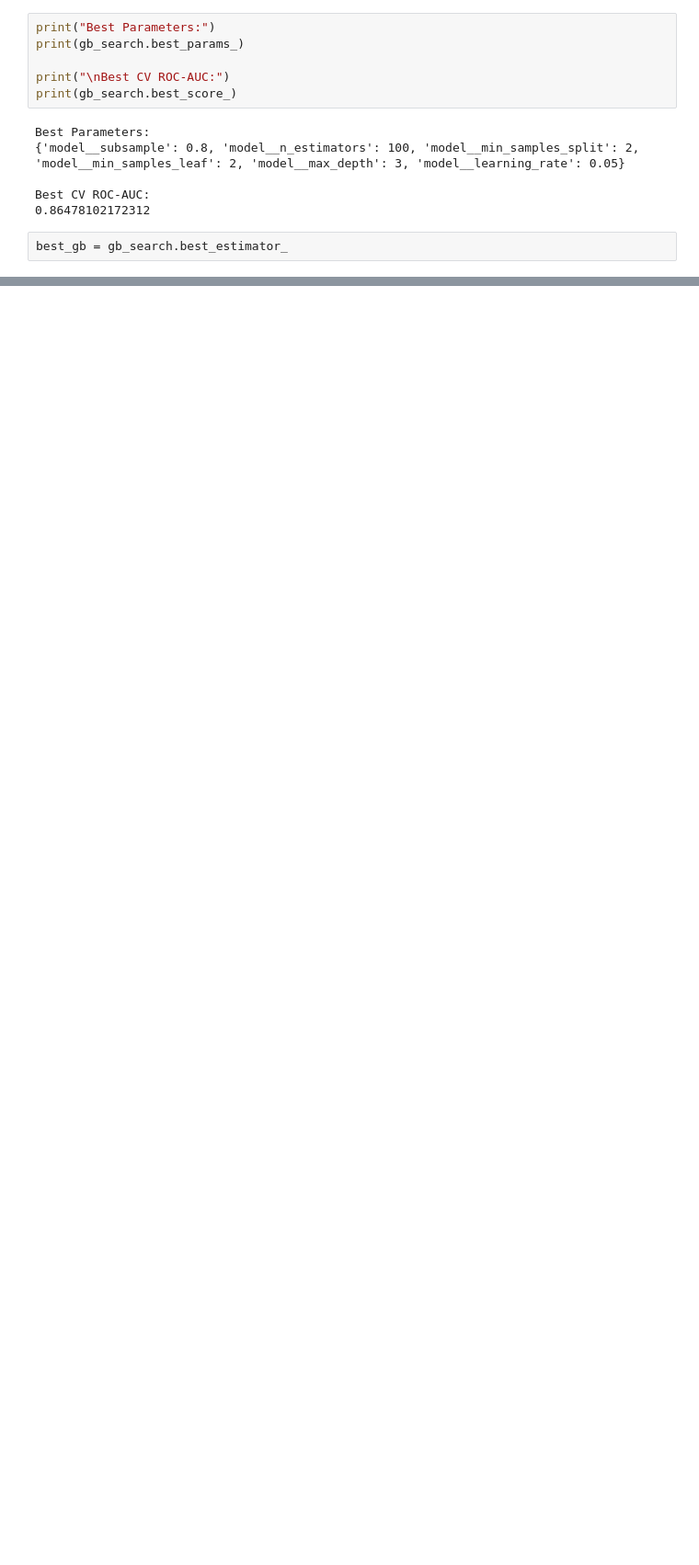
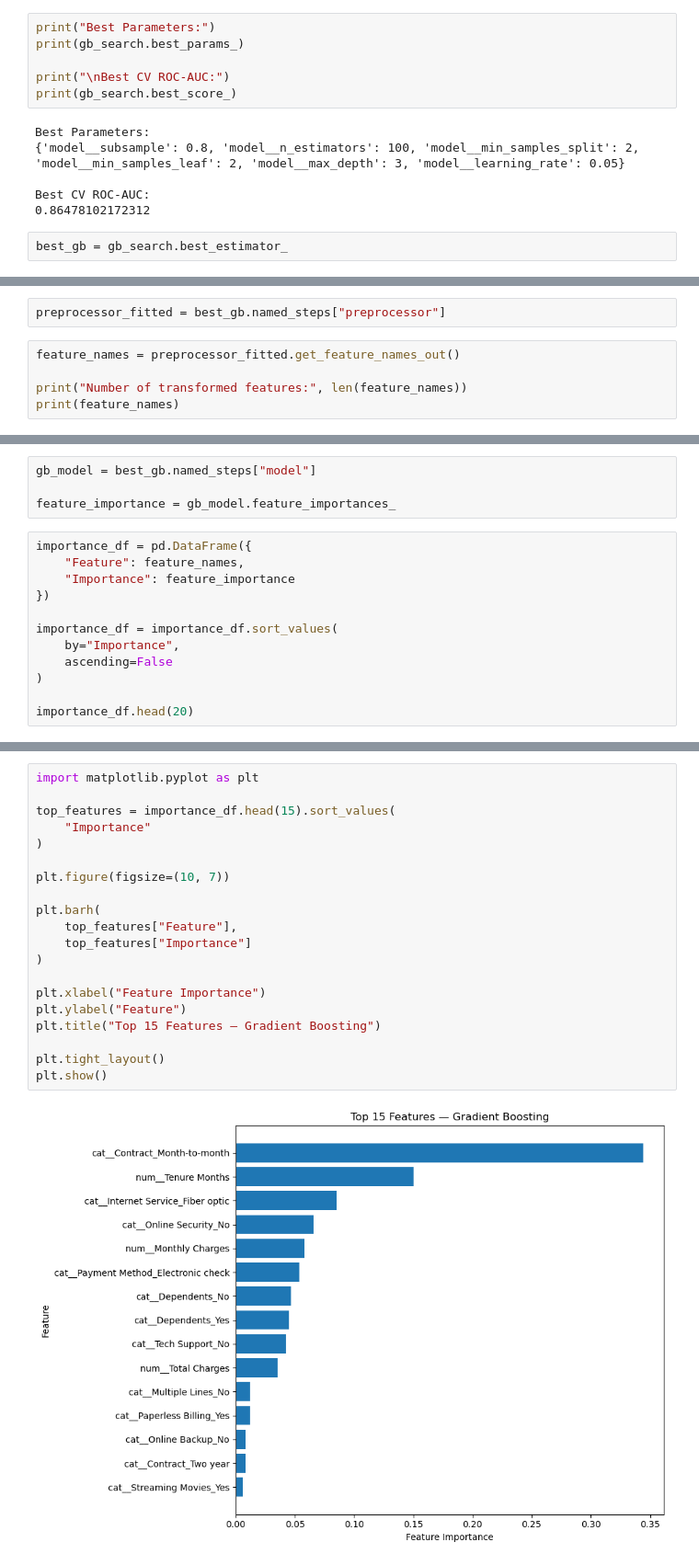
Before and after one commit to sandeepkumar9760/ChurnGuard-End-to-End-Customer-Retention-Intelligence-Platform, a Jupyter notebook: notebooks/01_Telco_churn.ipynb, the cells around one changed output, grey strips where cells are left out. Shown at 92% size. Drawn from its saved outputs; the diff is of its cells as text; blank space fills up the shorter version.

Commit message:
model evaluation and SHAP

```diff
--- a/notebooks/01_Telco_churn.ipynb
+++ b/notebooks/01_Telco_churn.ipynb
@@ -1197,0 +1248,7 @@ best_gb = gb_search.best_estimator_
+# %%
+preprocessor_fitted = best_gb.named_steps["preprocessor"]
+# %%
+feature_names = preprocessor_fitted.get_feature_names_out()
+
+print("Number of transformed features:", len(feature_names))
+print(feature_names)
@@ -1197,0 +1273,16 @@ best_gb = gb_search.best_estimator_
+# %%
+gb_model = best_gb.named_steps["model"]
+
+feature_importance = gb_model.feature_importances_
+# %%
+importance_df = pd.DataFrame({
+    "Feature": feature_names,
+    "Importance": feature_importance
+})
+
+importance_df = importance_df.sort_values(
+    by="Importance",
+    ascending=False
+)
+
+importance_df.head(20)
@@ -1197,0 +1307,22 @@ best_gb = gb_search.best_estimator_
+# %%
+import matplotlib.pyplot as plt
+
+top_features = importance_df.head(15).sort_values(
+    "Importance"
+)
+
+plt.figure(figsize=(10, 7))
+
+plt.barh(
+    top_features["Feature"],
+    top_features["Importance"]
+)
+
+plt.xlabel("Feature Importance")
+plt.ylabel("Feature")
+plt.title("Top 15 Features — Gradient Boosting")
+
+plt.tight_layout()
+plt.show()
+# %% [output]
+[figure, added]
```
Also changed, not shown: parts of 22 cells of this notebook.
